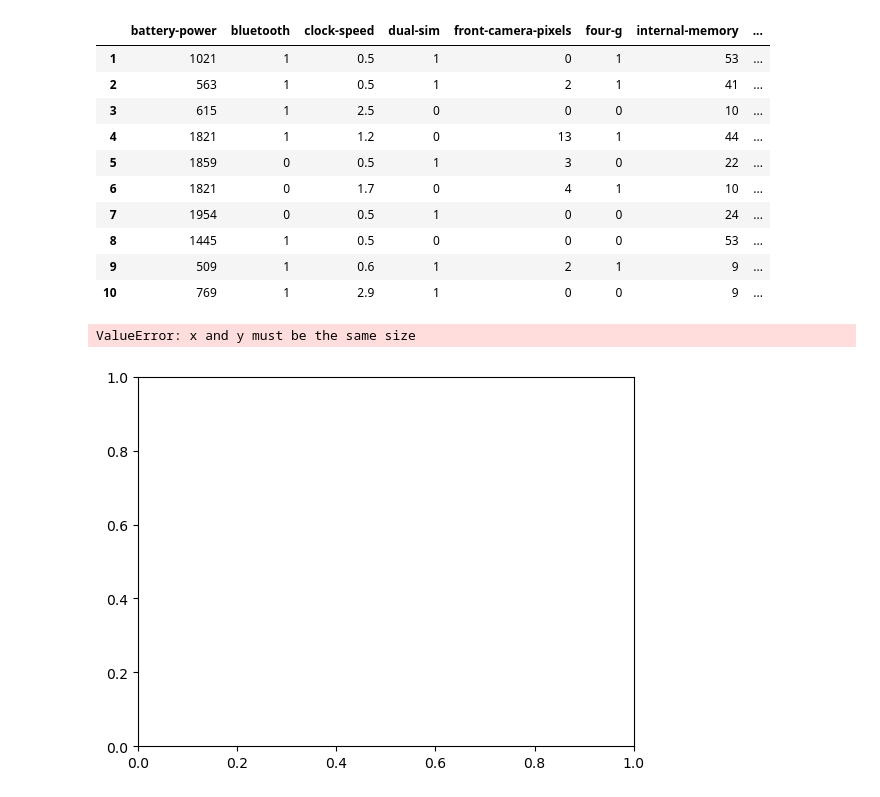
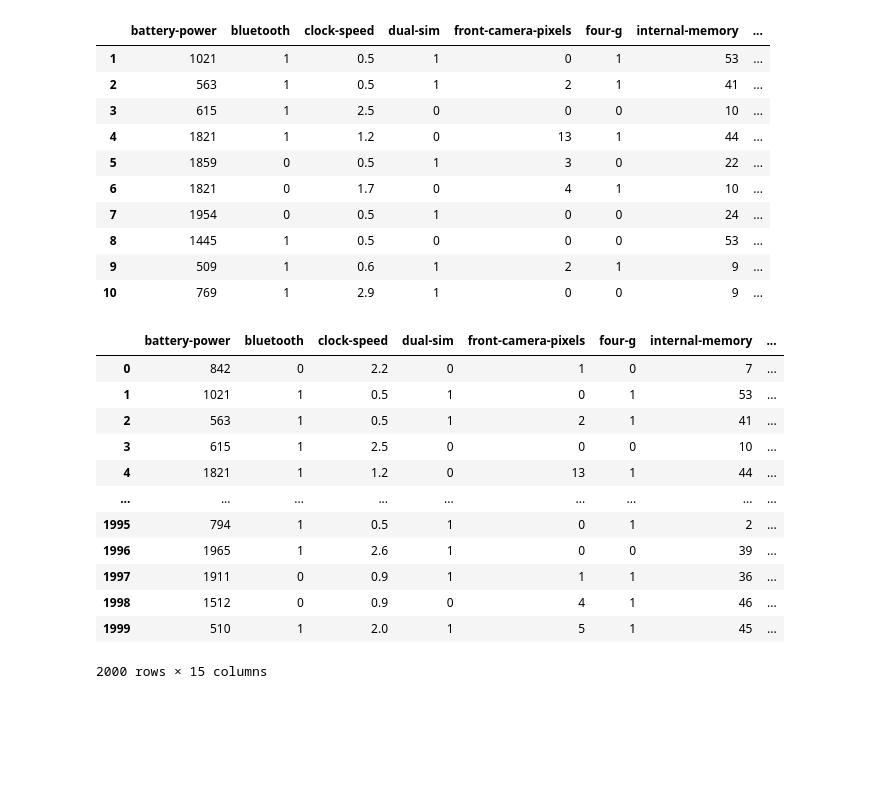
Before and after one commit to Renan-RodriguesDEV/Python-Uteis, a Jupyter notebook: Data_Science/Analise.ipynb, the cells around one changed output. Cells and saved outputs as stored; diff of their text form; code cells hidden in the pictures; blank space fills up the shorter version.

```diff
--- a/Data_Science/Analise.ipynb
+++ b/Data_Science/Analise.ipynb
@@ -131,22 +131,28 @@ display(linhas)
 | 8 | 1445 | 1 | 0.5 | 0 | 0 | 0 | 53 | ... |
 | 9 | 509 | 1 | 0.6 | 1 | 2 | 1 | 9 | ... |
 | 10 | 769 | 1 | 2.9 | 1 | 0 | 0 | 9 | ... |
-# %%
-
-# 'battery-power','bluetoothclock-speed','dual-sim','front-camera-pixels','four-g','internal-memory','mobile-depth','mobile-weight','processor-cores-number','ram-memory','three-g','touch-screen','wifi','price-range','media_de_price'
-import matplotlib.pyplot as plt
-
-
-# y_plt= tbl_new.drop(x_plt,axis=1)
-
-plt.scatter(xww,yy)
-plt.show()
-# %% [output]
-ValueError: x and y must be the same size
-[figure, removed]
 # %%
 # Importando as bibliotecas que vamos usar
 import pandas as pd
 from ydata_profiling import ProfileReport
-pf = ProfileReport(new_df)
-pf
+caminho = r'C:\Users\renan\OneDrive\Documentos\Python Scripts\AquivosAnalise\Mobile Price.csv'
+
+
+tbl_mob = pd.read_csv(caminho,sep=';')
+
+
+tbl_mob
+# %% [output]
+|  | battery-power | bluetooth | clock-speed | dual-sim | front-camera-pixels | four-g | internal-memory | ... |
+| 0 | 842 | 0 | 2.2 | 0 | 1 | 0 | 7 | ... |
+| 1 | 1021 | 1 | 0.5 | 1 | 0 | 1 | 53 | ... |
+| 2 | 563 | 1 | 0.5 | 1 | 2 | 1 | 41 | ... |
+| 3 | 615 | 1 | 2.5 | 0 | 0 | 0 | 10 | ... |
+| 4 | 1821 | 1 | 1.2 | 0 | 13 | 1 | 44 | ... |
+| ... | ... | ... | ... | ... | ... | ... | ... | ... |
+| 1995 | 794 | 1 | 0.5 | 1 | 0 | 1 | 2 | ... |
+| 1996 | 1965 | 1 | 2.6 | 1 | 0 | 0 | 39 | ... |
+| 1997 | 1911 | 0 | 0.9 | 1 | 1 | 1 | 36 | ... |
+| 1998 | 1512 | 0 | 0.9 | 0 | 4 | 1 | 46 | ... |
+| 1999 | 510 | 1 | 2.0 | 1 | 5 | 1 | 45 | ... |
+2000 rows × 15 columns
```
Also changed, not shown: parts of 1 cell of this notebook, 2 other files.
